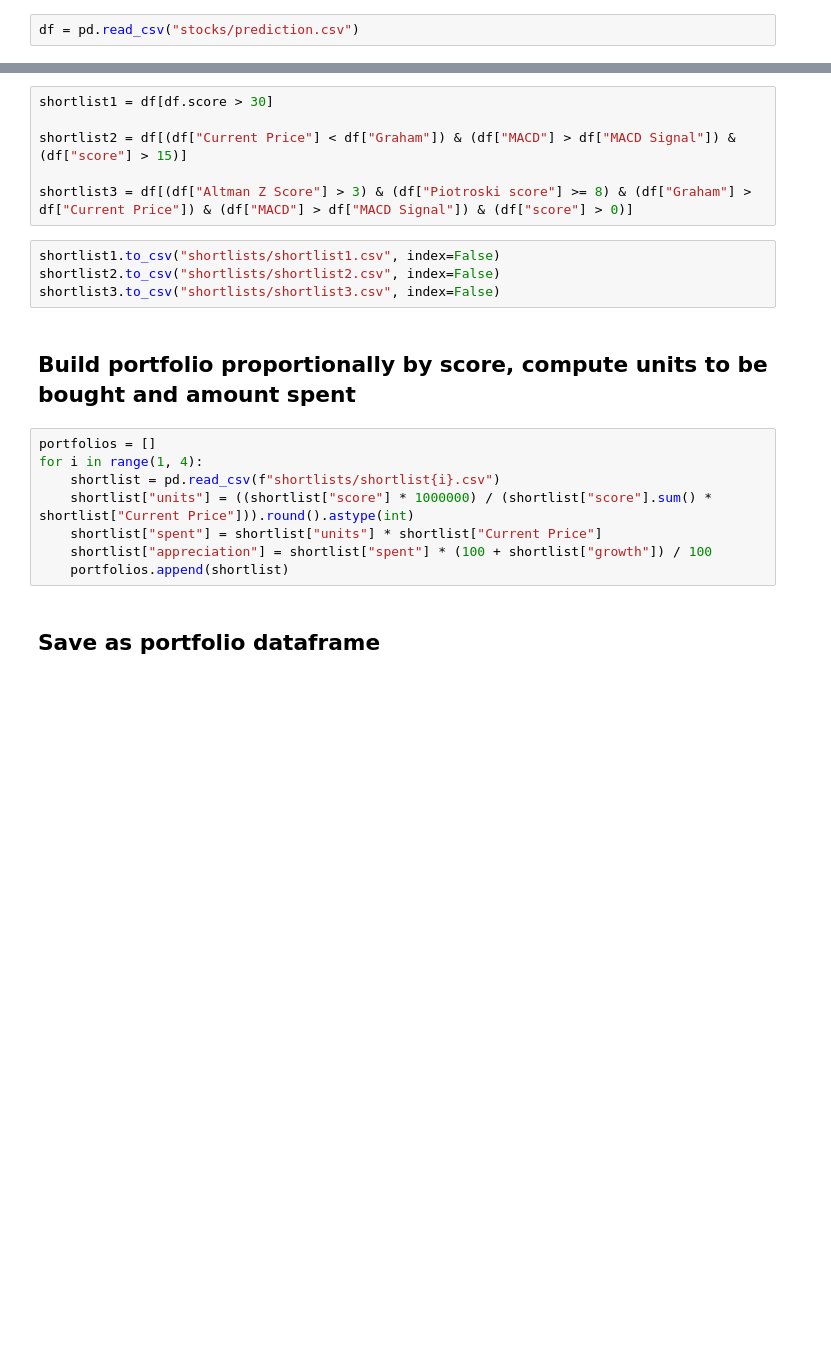
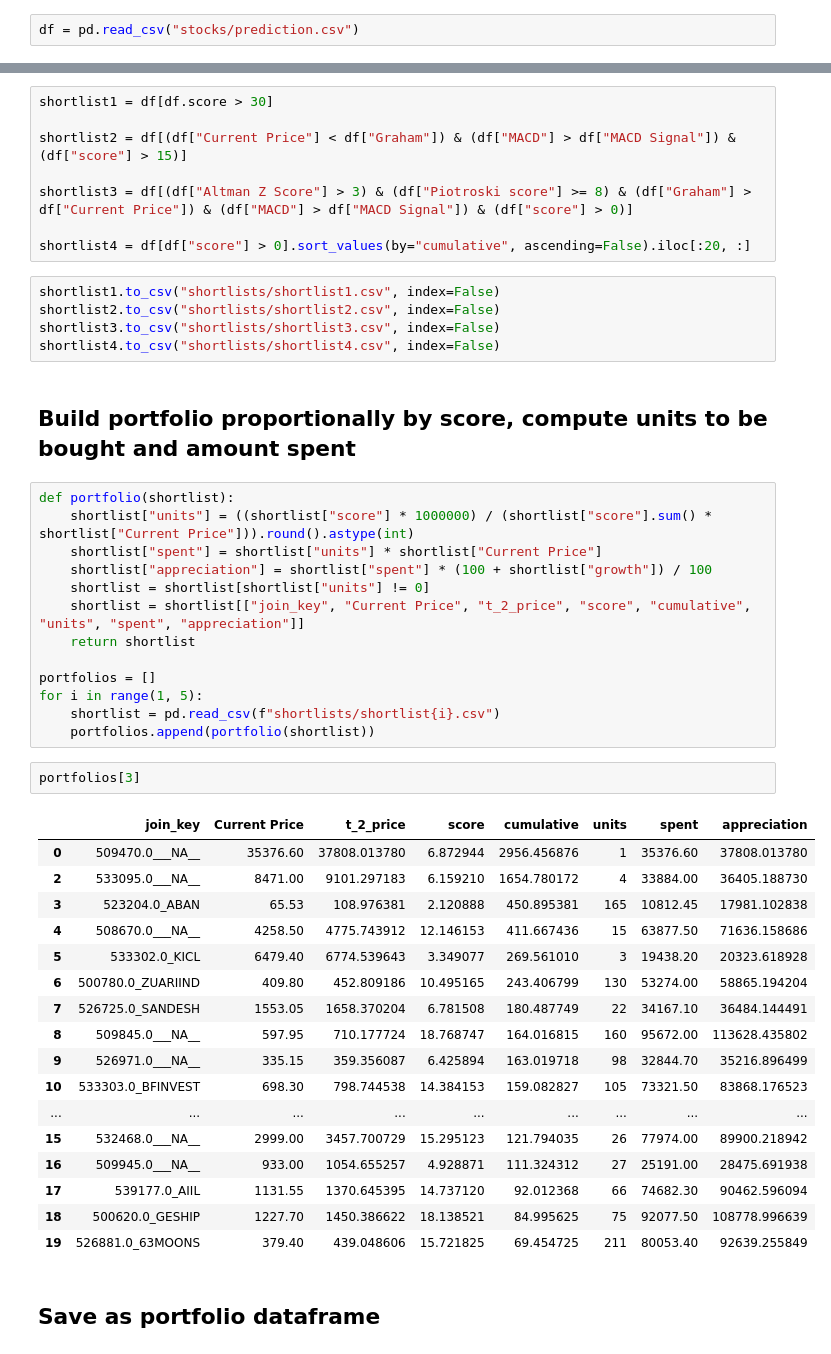
Before and after one commit to Indraneel-Dey/financial-forensics-project, a Jupyter notebook: portfolio.ipynb, the cells around one changed output, grey strips where cells are left out. Cells and saved outputs as stored; diff of their text form; blank space fills up the shorter version.

```diff
--- a/portfolio.ipynb
+++ b/portfolio.ipynb
@@ -221,20 +224,48 @@ shortlist1 = df[df.score > 30]
 shortlist2 = df[(df["Current Price"] < df["Graham"]) & (df["MACD"] > df["MACD Signal"]) & (df["score"] > 15)]
 
 shortlist3 = df[(df["Altman Z Score"] > 3) & (df["Piotroski score"] >= 8) & (df["Graham"] > df["Current Price"]) & (df["MACD"] > df["MACD Signal"]) & (df["score"] > 0)]
+
+shortlist4 = df[df["score"] > 0].sort_values(by="cumulative", ascending=False).iloc[:20, :]
 # %%
 shortlist1.to_csv("shortlists/shortlist1.csv", index=False)
 shortlist2.to_csv("shortlists/shortlist2.csv", index=False)
 shortlist3.to_csv("shortlists/shortlist3.csv", index=False)
+shortlist4.to_csv("shortlists/shortlist4.csv", index=False)
 # %% [markdown]
 ## Build portfolio proportionally by score, compute units to be bought and amount spent
 # %%
-portfolios = []
-for i in range(1, 4):
-    shortlist = pd.read_csv(f"shortlists/shortlist{i}.csv")
+def portfolio(shortlist):
     shortlist["units"] = ((shortlist["score"] * 1000000) / (shortlist["score"].sum() * shortlist["Current Price"])).round().astype(int)
     shortlist["spent"] = shortlist["units"] * shortlist["Current Price"]
     shortlist["appreciation"] = shortlist["spent"] * (100 + shortlist["growth"]) / 100
-    portfolios.append(shortlist)
+    shortlist = shortlist[shortlist["units"] != 0]
+    shortlist = shortlist[["join_key", "Current Price", "t_2_price", "score", "cumulative", "units", "spent", "appreciation"]]
+    return shortlist
+
+portfolios = []
+for i in range(1, 5):
+    shortlist = pd.read_csv(f"shortlists/shortlist{i}.csv")
+    portfolios.append(portfolio(shortlist))
+# %%
+portfolios[3]
+# %% [output]
+|  | join_key | Current Price | t_2_price | score | cumulative | units | spent | appreciation |
+| 0 | 509470.0___NA__ | 35376.60 | 37808.013780 | 6.872944 | 2956.456876 | 1 | 35376.60 | 37808.013780 |
+| 2 | 533095.0___NA__ | 8471.00 | 9101.297183 | 6.159210 | 1654.780172 | 4 | 33884.00 | 36405.188730 |
+| 3 | 523204.0_ABAN | 65.53 | 108.976381 | 2.120888 | 450.895381 | 165 | 10812.45 | 17981.102838 |
+| 4 | 508670.0___NA__ | 4258.50 | 4775.743912 | 12.146153 | 411.667436 | 15 | 63877.50 | 71636.158686 |
+| 5 | 533302.0_KICL | 6479.40 | 6774.539643 | 3.349077 | 269.561010 | 3 | 19438.20 | 20323.618928 |
+| 6 | 500780.0_ZUARIIND | 409.80 | 452.809186 | 10.495165 | 243.406799 | 130 | 53274.00 | 58865.194204 |
+| 7 | 526725.0_SANDESH | 1553.05 | 1658.370204 | 6.781508 | 180.487749 | 22 | 34167.10 | 36484.144491 |
+| 8 | 509845.0___NA__ | 597.95 | 710.177724 | 18.768747 | 164.016815 | 160 | 95672.00 | 113628.435802 |
+| 9 | 526971.0___NA__ | 335.15 | 359.356087 | 6.425894 | 163.019718 | 98 | 32844.70 | 35216.896499 |
+| 10 | 533303.0_BFINVEST | 698.30 | 798.744538 | 14.384153 | 159.082827 | 105 | 73321.50 | 83868.176523 |
+| ... | ... | ... | ... | ... | ... | ... | ... | ... |
+| 15 | 532468.0___NA__ | 2999.00 | 3457.700729 | 15.295123 | 121.794035 | 26 | 77974.00 | 89900.218942 |
+| 16 | 509945.0___NA__ | 933.00 | 1054.655257 | 4.928871 | 111.324312 | 27 | 25191.00 | 28475.691938 |
+| 17 | 539177.0_AIIL | 1131.55 | 1370.645395 | 14.737120 | 92.012368 | 66 | 74682.30 | 90462.596094 |
+| 18 | 500620.0_GESHIP | 1227.70 | 1450.386622 | 18.138521 | 84.995625 | 75 | 92077.50 | 108778.996639 |
+| 19 | 526881.0_63MOONS | 379.40 | 439.048606 | 15.721825 | 69.454725 | 211 | 80053.40 | 92639.255849 |
 # %% [markdown]
 ## Save as portfolio dataframe
 # %%
```
Also changed, not shown: parts of 8 cells of this notebook, 10 other files.
